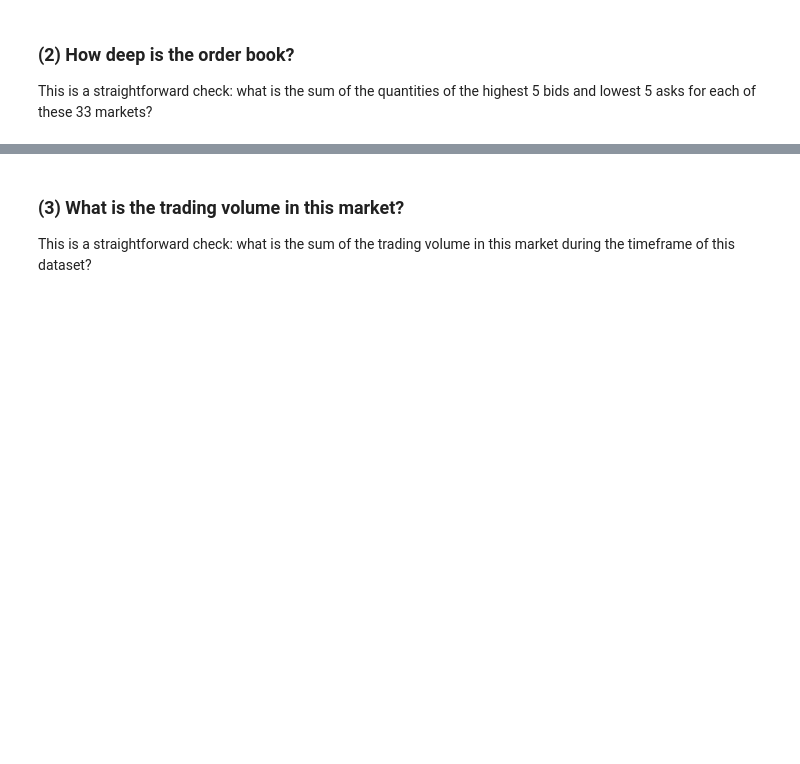
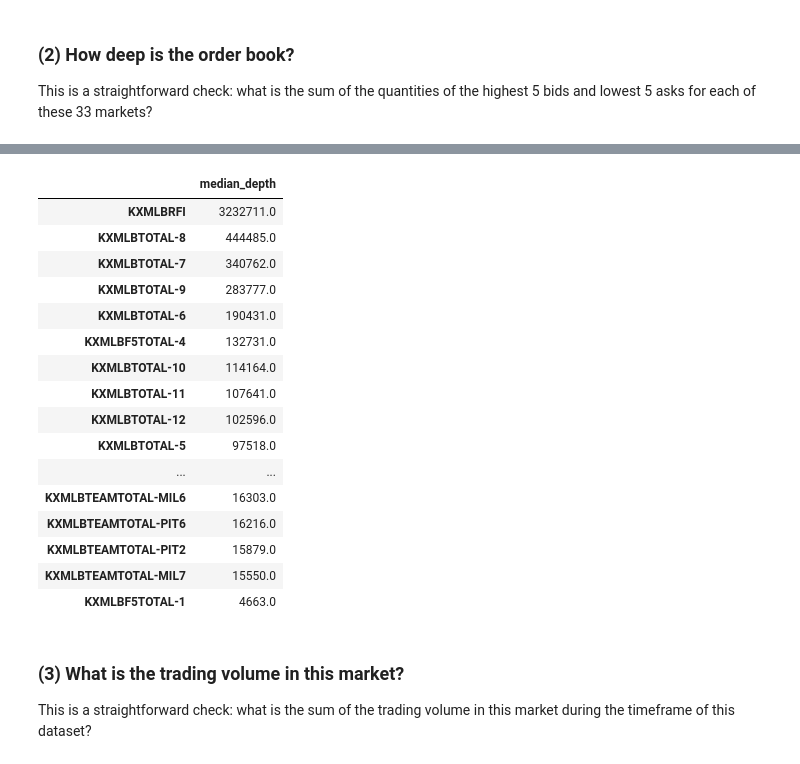
Before and after one commit to jzl4/prediction_market_project, a Jupyter notebook: q1_market_efficiency_new.ipynb, the cells around one changed output, grey strips where cells are left out. Saved outputs shown, nothing was run; the diff lists cells and outputs as text; code cells hidden in the pictures; blank space fills up the shorter version.

```diff
--- a/q1_market_efficiency_new.ipynb
+++ b/q1_market_efficiency_new.ipynb
@@ -50,3 +111,31 @@ This is a straightforward check: what is the sum of the quantities of the highes
+# %%
+# (2) Median order book depth, one market at a time
+depth = pd.Series(
+    {short(m): median_order_book_depth(df_books[df_books["native_id"] == m])
+     for m in MARKETS},
+    name = "depth",
+)
+
+# Higher is better
+depth.sort_values(ascending = False).round(0).to_frame("median_depth")
+# %% [output]
+|  | median_depth |
+| KXMLBRFI | 3232711.0 |
+| KXMLBTOTAL-8 | 444485.0 |
+| KXMLBTOTAL-7 | 340762.0 |
+| KXMLBTOTAL-9 | 283777.0 |
+| KXMLBTOTAL-6 | 190431.0 |
+| KXMLBF5TOTAL-4 | 132731.0 |
+| KXMLBTOTAL-10 | 114164.0 |
+| KXMLBTOTAL-11 | 107641.0 |
+| KXMLBTOTAL-12 | 102596.0 |
+| KXMLBTOTAL-5 | 97518.0 |
+| ... | ... |
+| KXMLBTEAMTOTAL-MIL6 | 16303.0 |
+| KXMLBTEAMTOTAL-PIT6 | 16216.0 |
+| KXMLBTEAMTOTAL-PIT2 | 15879.0 |
+| KXMLBTEAMTOTAL-MIL7 | 15550.0 |
+| KXMLBF5TOTAL-1 | 4663.0 |
 # %% [markdown]
 ### (3) What is the trading volume in this market?
 
```
Also changed, not shown: parts of 8 cells of this notebook, 1 other file.
